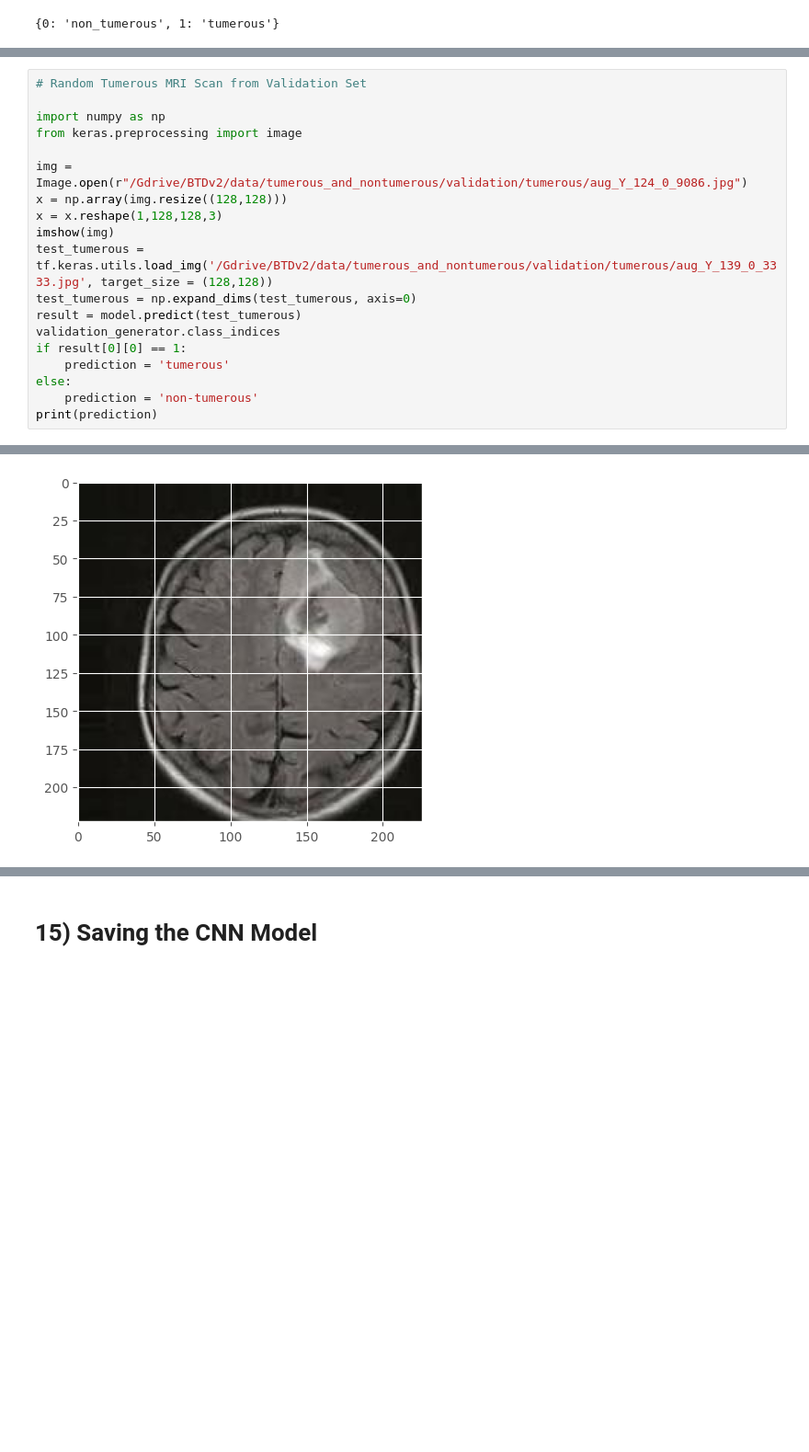
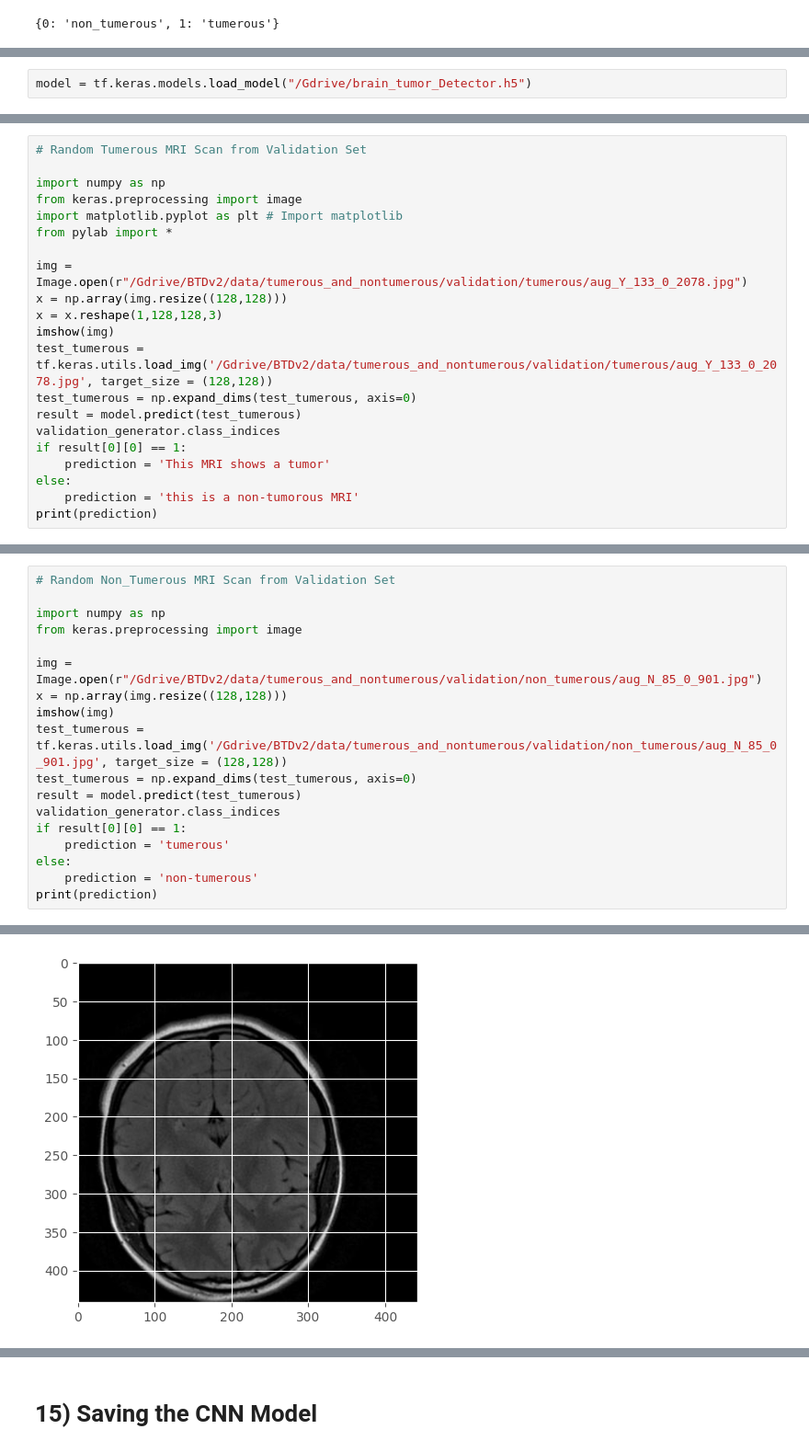
Before and after one commit to BhadrinathKS/Brain-Tumor-Detection, a Jupyter notebook: BrainTumorDetector.ipynb, the cells around one changed output, grey strips where cells are left out. Shown at 92% size. Cells and saved outputs as stored; diff of their text form; blank space fills up the shorter version.

```diff
--- a/BrainTumorDetector.ipynb
+++ b/BrainTumorDetector.ipynb
@@ -524,0 +527,2 @@ class_name
+# %%
+model = tf.keras.models.load_model("/Gdrive/brain_tumor_Detector.h5")
@@ -526,0 +551,21 @@ class_name
+# %%
+# Random Tumerous MRI Scan from Validation Set
+
+import numpy as np
+from keras.preprocessing import image
+import matplotlib.pyplot as plt # Import matplotlib
+from pylab import *
+
+img = Image.open(r"/Gdrive/BTDv2/data/tumerous_and_nontumerous/validation/tumerous/aug_Y_133_0_2078.jpg")
+x = np.array(img.resize((128,128)))
+x = x.reshape(1,128,128,3)
+imshow(img)
+test_tumerous = tf.keras.utils.load_img('/Gdrive/BTDv2/data/tumerous_and_nontumerous/validation/tumerous/aug_Y_133_0_2078.jpg', target_size = (128,128))
+test_tumerous = np.expand_dims(test_tumerous, axis=0)
+result = model.predict(test_tumerous)
+validation_generator.class_indices
+if result[0][0] == 1:
+    prediction = 'This MRI shows a tumor'
+else:
+    prediction = 'this is a non-tumorous MRI'
+print(prediction)
@@ -527,14 +576,13 @@ class_name
 # %%
-# Random Tumerous MRI Scan from Validation Set
+# Random Non_Tumerous MRI Scan from Validation Set
 
 import numpy as np
 from keras.preprocessing import image
 
-img = Image.open(r"/Gdrive/BTDv2/data/tumerous_and_nontumerous/validation/tumerous/aug_Y_124_0_9086.jpg")
+img = Image.open(r"/Gdrive/BTDv2/data/tumerous_and_nontumerous/validation/non_tumerous/aug_N_85_0_901.jpg")
 x = np.array(img.resize((128,128)))
-x = x.reshape(1,128,128,3)
 imshow(img)
-test_tumerous = tf.keras.utils.load_img('/Gdrive/BTDv2/data/tumerous_and_nontumerous/validation/tumerous/aug_Y_139_0_3333.jpg', target_size = (128,128))
+test_tumerous = tf.keras.utils.load_img('/Gdrive/BTDv2/data/tumerous_and_nontumerous/validation/non_tumerous/aug_N_85_0_901.jpg', target_size = (128,128))
 test_tumerous = np.expand_dims(test_tumerous, axis=0)
 result = model.predict(test_tumerous)
 validation_generator.class_indices
@@ -549 +597 @@ tumerous
-[figure, old version]
+[figure, new version]
```
Also changed, not shown: parts of 7 cells of this notebook.
